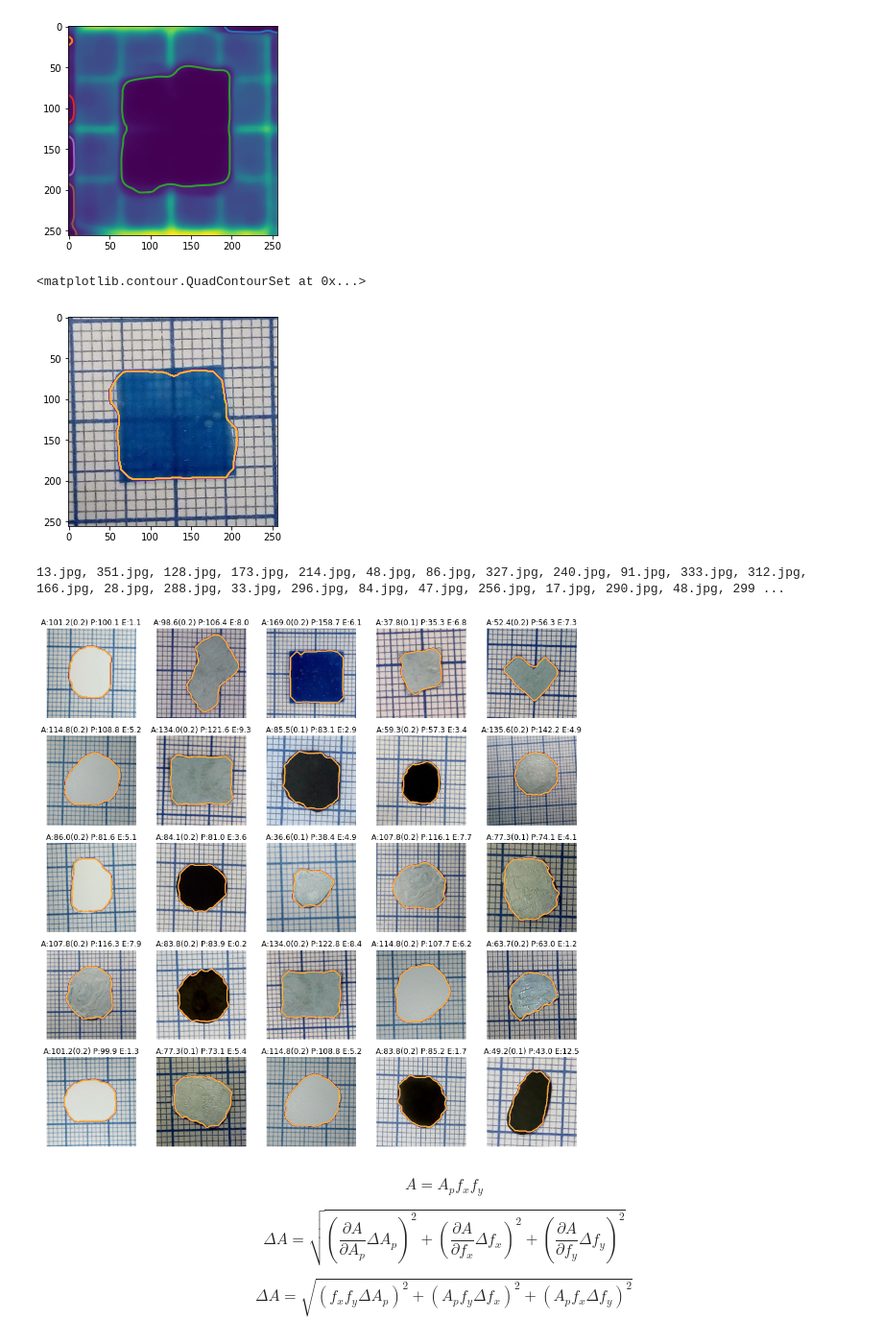
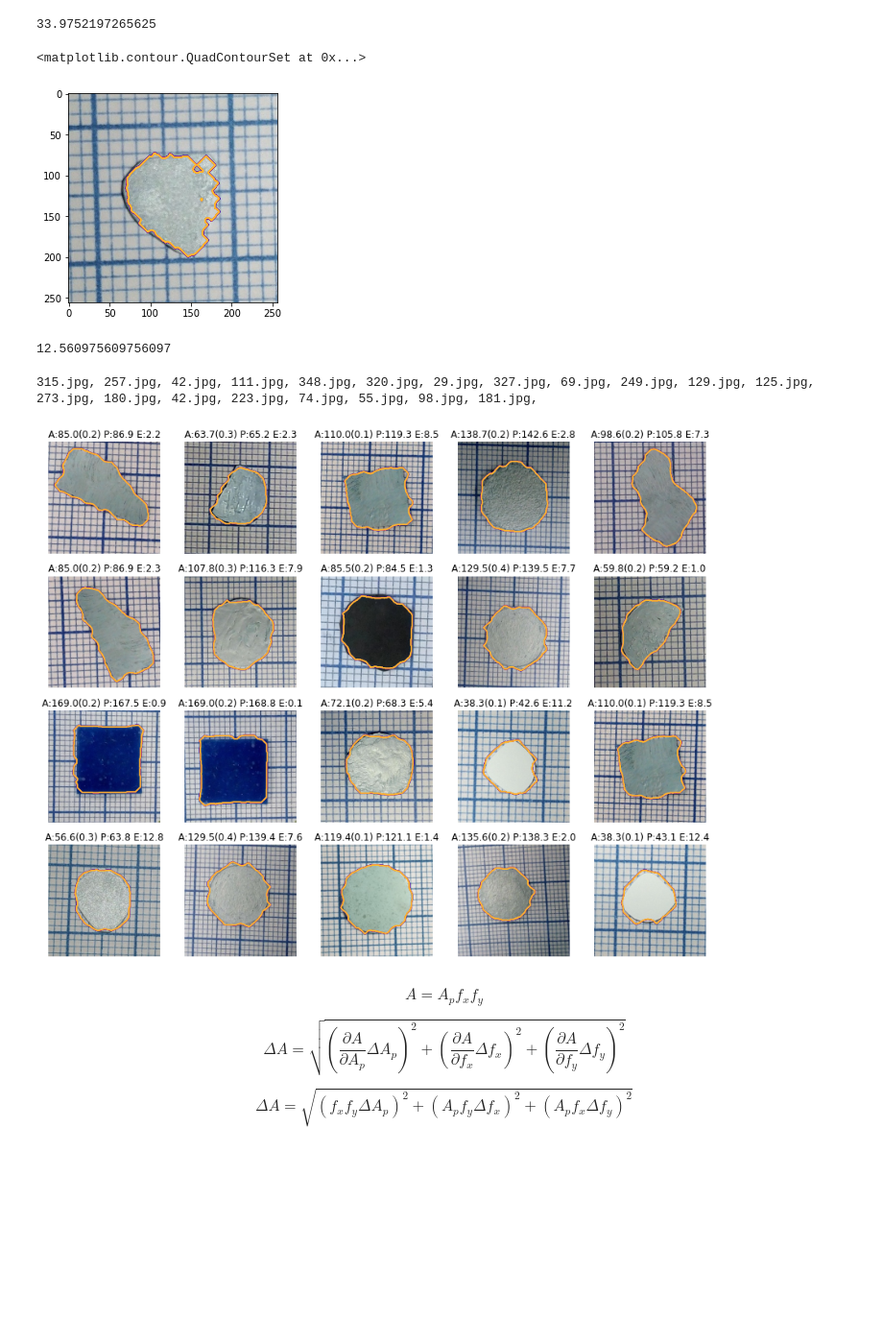
Before and after one commit to JairoSSantos/PAC-project, a Jupyter notebook: cnn/scale-detection.ipynb, the cells around one changed output. Shown at 96% size. Drawn from its saved outputs; the diff is of its cells as text; code cells hidden in the pictures; blank space fills up the shorter version.

```diff
--- a/cnn/scale-detection.ipynb
+++ b/cnn/scale-detection.ipynb
@@ -175,7 +158,7 @@ fig, axs = plt.subplots(2, 3, figsize=(9, 6))
 for i, kaxis in enumerate([kernel_x, kernel_y]):
     for j, part in enumerate([np.real, np.imag, np.abs]):
         axs[i][j].imshow(part(kaxis))
-        #axs[i][j].axis('off')
+        axs[i][j].axis('off')
 
 plt.show()
 # %% [output]
@@ -183,11 +166,15 @@ plt.show()
 # %%
+%%time
 fig, (ax1, ax2, ax3) = plt.subplots(1, 3, figsize=(9, 3))
 
-xreal, ximag = gabor(rot_img, fx, 0)
-yreal, yimag = gabor(rot_img, fy, np.pi/2)
-gabor_x, gabor_y = xreal**2 + ximag**2, yreal**2 + yimag**2
-#filtered = nd.median_filter(nd.minimum_filter(gabor_x + gabor_y, (5, 5)), (7, 7))
-filtered = nd.median_filter(nd.minimum_filter(gabor_x + gabor_y, footprint=disk(5)), footprint=disk(5))
+xreal, ximag = gabor(rot_img, fx, 0, n_stds=1)
+yreal, yimag = gabor(rot_img, fy, np.pi/2, n_stds=1)
+gabor_x, gabor_y = np.sqrt(xreal**2 + ximag**2), np.sqrt(yreal**2 + yimag**2)
+filtered = gabor_x + gabor_y
+
+#filtered = nd.median_filter(nd.minimum_filter(gabor_x + gabor_y, footprint=disk(5)), footprint=disk(5))
+#filtered = nd.maximum_filter(nd.minimum_filter(gabor_x + gabor_y, footprint=disk(5)), footprint=disk(5))
+#filtered = nd.median_filter(nd.maximum_filter(nd.minimum_filter(np.sqrt(gabor_x) + np.sqrt(gabor_y), footprint=disk(5)), footprint=disk(5)), footprint=disk(5))
 
 ax1.imshow(gabor_x)
 ax2.imshow(gabor_y)
@@ -208,6 +197,6 @@ plt.show()
 # %%
-threshold = threshold_triangle(filtered, nbins=50)
-hist, bins, _ = plt.hist(filtered.flat, bins=50)
+threshold = threshold_isodata(filtered, nbins=200)
+hist, bins, _ = plt.hist(filtered.flat, bins=200)
 plt.vlines(threshold, 0, hist.max(), color='red')
 plt.show()
 # %% [output]
@@ -215,23 +204,22 @@ plt.show()
-# %%
-plt.imshow(filtered)
-contours = find_contours(filtered, threshold)
-for contour in contours:
-    plt.plot(contour[:, 1], contour[:, 0], linewidth=2)
-# %% [output]
-[figure, removed]
 # %%
 plt.imshow(image)
 mask = filtered < threshold
 mask = nd.binary_opening(mask, iterations=10)
-mask = nd.binary_closing(mask, iterations=10)
-#mask = nd.binary_dilation(mask, iterations=5)
+#mask = nd.binary_closing(mask, iterations=5)
+#mask = nd.binary_dilation(mask, iterations=1)
+print(np.sum(mask)*fx*fy) #float(DS.loc[DS.filename == filename].area))
 plt.contour(rotate(mask, -img_slope), cmap='plasma')
 # %% [output]
-<matplotlib.contour.QuadContourSet at 0x...>
+33.9752197265625
+<matplotlib.contour.QuadContourSet at 0x...>
-[figure, old version]
+[figure, new version]
+# %%
+(49.2 - 43.02)/49.2*100
+# %% [output]
+12.560975609756097
 # %%
 n = 5
-r = 5
+r = 4
 fig, axs = plt.subplots(r, n, figsize=(15, 3*r))
 axs = axs.flatten()
 
@@ -250,45 +238,49 @@ for i, (image, name) in enumerate(zip(*random_images(r*n, names=True))):
     Fx = np.apply_along_axis(pixel_scale_1d, 0, image)
     Fy = np.apply_along_axis(pixel_scale_1d, 1, image)
     fx, fy = np.median(Fx[Fx > 0.025]), np.median(Fy[Fy > 0.025])
+    std_fx, std_fy = np.std(Fx[Fx > 0.025]), np.std(Fy[Fy > 0.025])
 
     '''j, k = img.shape
     patchs = (
         img[:j//4, :k//4],
         img[:j//4, -k//4:],
         img[-j//4:, :k//4],
         img[-j//4:, -k//4:]
     )
     #F = np.array([pixel_scale(patch) for patch in patchs])
     F = np.concatenate(np.array([[np.apply_along_axis(pixel_scale_1d, 0, patch), np.apply_along_axis(pixel_scale_1d, 1, patch)]
           for patch in patchs]), axis=1)
     fx, fy = np.median(F, axis=1)
     std_fx, std_fy = np.std(F, axis=1)'''
 
-    xreal, ximag = gabor(img, fx, 0)
-    yreal, yimag = gabor(img, fy, np.pi/2)
-    filtered = nd.median_filter(nd.minimum_filter(xreal**2 + ximag**2 + yreal**2 + yimag**2, footprint=disk(5)), footprint=disk(5))
+    xreal, ximag = gabor(img, fx, 0, n_stds=3)
+    yreal, yimag = gabor(img, fy, np.pi/2, n_stds=3)
+    filtered = np.sqrt(xreal**2 + ximag**2) + np.sqrt(yreal**2 + yimag**2)
 
-    mask = filtered < threshold_triangle(filtered, nbins=50)
-    mask = nd.binary_opening(mask, iterations=15)
-    #mask = nd.binary_closing(mask, iterations=10)
+    #filtered = nd.minimum_filter(filtered, footprint=disk(5))
+    #filtered = nd.maximum_filter(filtered, footprint=disk(5))
+
+    mask = filtered < threshold_isodata(filtered, nbins=200)
+    mask = nd.binary_opening(mask, iterations=10)
+    mask = nd.binary_closing(mask, iterations=5)
     mask = nd.binary_dilation(mask, iterations=1)
     mask = rotate(mask, -img_slope)
 
     axs[i].imshow(image)
     axs[i].contour(mask, cmap='plasma')
 
     area = float(DS.loc[DS.filename == name].area)
     area_pixel = np.sum(mask)
     predict = area_pixel*fx*fy
     erro_rel_pixel = np.sqrt(fy**2 * std_fx**2 + fx**2 * std_fy**2)*100
 
     axs[i].set_title(f'A:{area:.1f}({erro_rel_pixel:.1f}) P:{predict:.1f} E:{(np.abs(area-predict)/area*100):.1f}')
     axs[i].axis('off')
 
 plt.show()
 # %% [output]
-13.jpg, 351.jpg, 128.jpg, 173.jpg, 214.jpg, 48.jpg, 86.jpg, 327.jpg, 240.jpg, 91.jpg, 333.jpg, 312.jpg, 166.jpg, 28.jpg, 288.jpg, 33.jpg, 296.jpg, 84.jpg, 47.jpg, 256.jpg, 17.jpg, 290.jpg, 48.jpg, 299 ...
+315.jpg, 257.jpg, 42.jpg, 111.jpg, 348.jpg, 320.jpg, 29.jpg, 327.jpg, 69.jpg, 249.jpg, 129.jpg, 125.jpg, 273.jpg, 180.jpg, 42.jpg, 223.jpg, 74.jpg, 55.jpg, 98.jpg, 181.jpg,
-[figure, old version]
+[figure, new version]
 # %% [markdown]
 $$A = A_pf_xf_y$$
 
```
Also changed, not shown: parts of 17 cells of this notebook, 1 other file.
